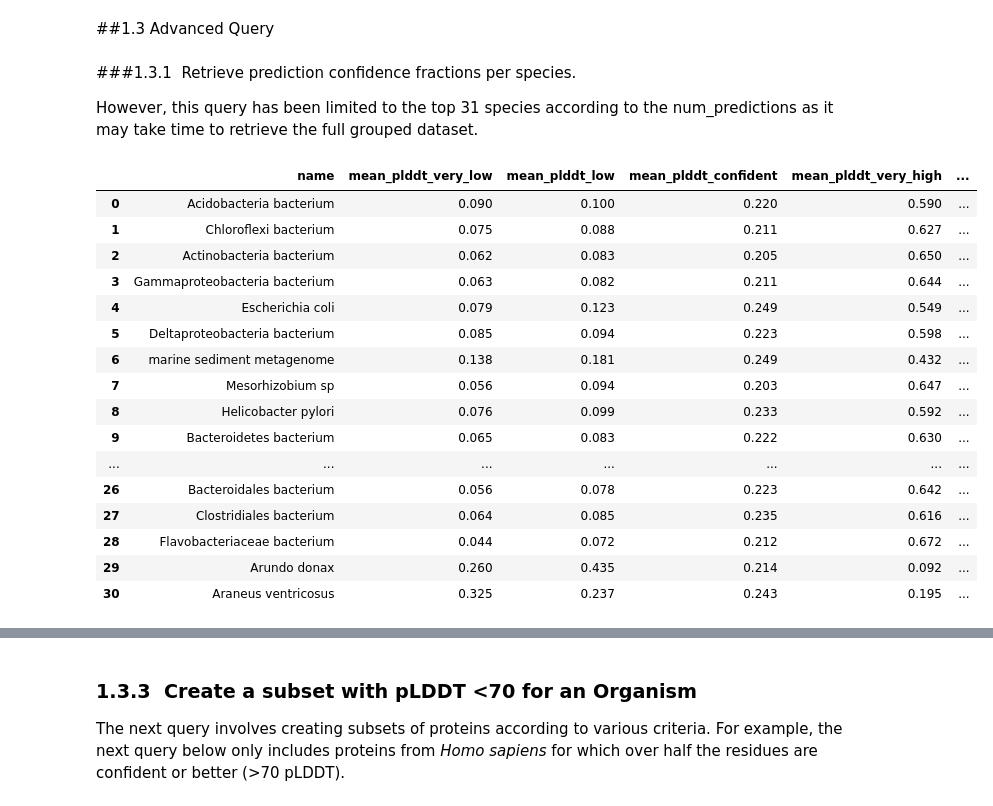
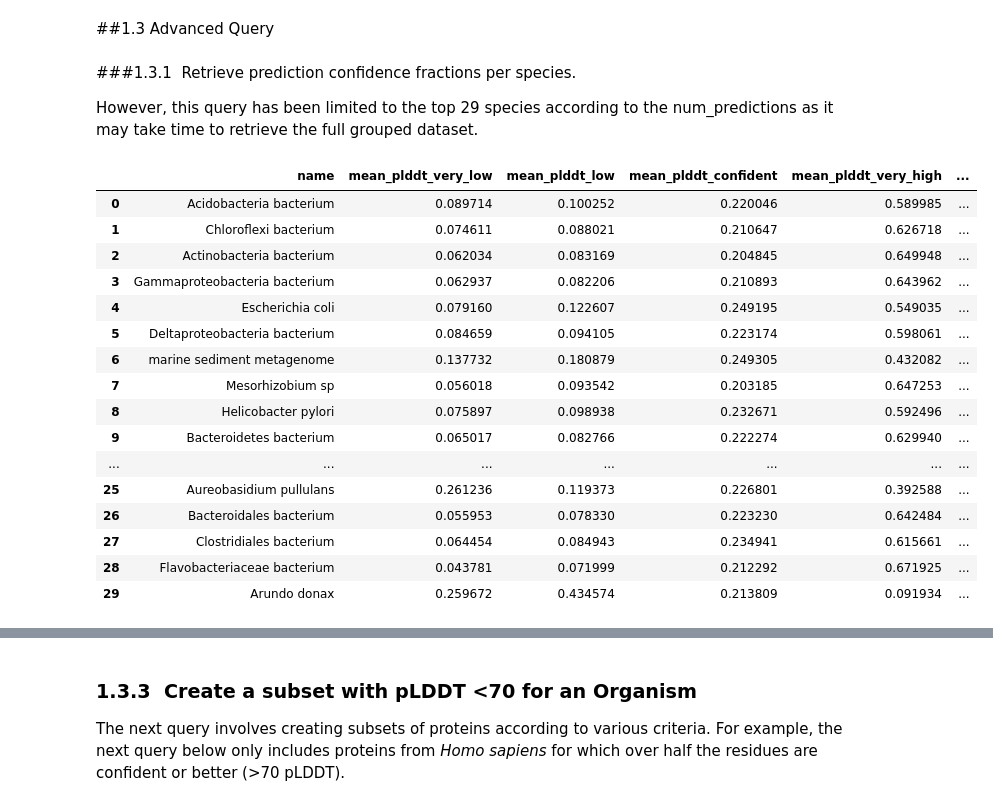
Before and after one commit to paulynamagana/AFDB_notebooks, a Jupyter notebook: AFDB_BigQuery.ipynb, the cells around one changed output, grey strips where cells are left out. Saved outputs shown, nothing was run; the diff lists cells and outputs as text; code cells hidden in the pictures.

```diff
--- a/AFDB_BigQuery.ipynb
+++ b/AFDB_BigQuery.ipynb
@@ -84,6 +84,9 @@ def execute_bigquery_and_create_dataframe(query):
     # Create a pandas DataFrame to view the results as a table
     df = pd.DataFrame(data)
 
+    # Display the DataFrame for visualization
+    display(df)
+
     return df
 # %% [markdown]
 ## 1.1.&nbsp;  Data Types
@@ -176,37 +192,38 @@ Warning: Total number of columns (27) exceeds max_columns (20). Falling back to
 # %% [markdown]
 ###1.3.1&nbsp; Retrieve prediction confidence fractions per species.
 
-However, this query has been limited to the top 31 species according to the num_predictions as it  may take time to retrieve the full grouped dataset.
+However, this query has been limited to the top 29 species according to the num_predictions as it  may take time to retrieve the full grouped dataset.
 # %%
 query= """SELECT
- organismScientificName AS name, --HAVE THE SCIENTIFIC NAME AS NAME
-  ROUND(SUM(fractionPlddtVeryLow) / COUNT(fractionPlddtVeryLow), 3) AS mean_plddt_very_low,
-  ROUND(SUM(fractionPlddtLow) / COUNT(fractionPlddtLow), 3) AS mean_plddt_low,
-  ROUND(SUM(fractionPlddtConfident) / COUNT(fractionPlddtConfident), 3) AS mean_plddt_confident,
-  ROUND(SUM(fractionPlddtVeryHigh) / COUNT(fractionPlddtVeryHigh), 3) AS mean_plddt_very_high,
-  COUNT(organismScientificName) AS num_predictions
+          organismScientificName AS name,
+          SUM(fractionPlddtVeryLow) / COUNT(fractionPlddtVeryLow) AS mean_plddt_very_low,
+          SUM(fractionPlddtLow) / COUNT(fractionPlddtLow) AS mean_plddt_low,
+          SUM(fractionPlddtConfident) / COUNT(fractionPlddtConfident) AS mean_plddt_confident,
+          SUM(fractionPlddtVeryHigh) / COUNT(fractionPlddtVeryHigh) AS mean_plddt_very_high,
+          COUNT(organismScientificName) AS num_predictions
 
-FROM bigquery-public-data.deepmind_alphafold.metadata --DATASET
-GROUP BY name --GROUP BY ORGANISM NAME
-ORDER BY num_predictions DESC -- SORT RESULTS
-LIMIT 31; -- LIMITED """
+    FROM bigquery-public-data.deepmind_alphafold.metadata
+    GROUP BY name
+    ORDER BY num_predictions DESC
+    LIMIT 30
+"""
 
-execute_bigquery_and_create_dataframe(query)
+df= execute_bigquery_and_create_dataframe(query)
 # %% [output]
 |  | name | mean_plddt_very_low | mean_plddt_low | mean_plddt_confident | mean_plddt_very_high | ... |
-| 0 | Acidobacteria bacterium | 0.090 | 0.100 | 0.220 | 0.590 | ... |
-| 1 | Chloroflexi bacterium | 0.075 | 0.088 | 0.211 | 0.627 | ... |
-| 2 | Actinobacteria bacterium | 0.062 | 0.083 | 0.205 | 0.650 | ... |
-| 3 | Gammaproteobacteria bacterium | 0.063 | 0.082 | 0.211 | 0.644 | ... |
-| 4 | Escherichia coli | 0.079 | 0.123 | 0.249 | 0.549 | ... |
-| 5 | Deltaproteobacteria bacterium | 0.085 | 0.094 | 0.223 | 0.598 | ... |
-| 6 | marine sediment metagenome | 0.138 | 0.181 | 0.249 | 0.432 | ... |
-| 7 | Mesorhizobium sp | 0.056 | 0.094 | 0.203 | 0.647 | ... |
-| 8 | Helicobacter pylori | 0.076 | 0.099 | 0.233 | 0.592 | ... |
-| 9 | Bacteroidetes bacterium | 0.065 | 0.083 | 0.222 | 0.630 | ... |
+| 0 | Acidobacteria bacterium | 0.089714 | 0.100252 | 0.220046 | 0.589985 | ... |
+| 1 | Chloroflexi bacterium | 0.074611 | 0.088021 | 0.210647 | 0.626718 | ... |
+| 2 | Actinobacteria bacterium | 0.062034 | 0.083169 | 0.204845 | 0.649948 | ... |
+| 3 | Gammaproteobacteria bacterium | 0.062937 | 0.082206 | 0.210893 | 0.643962 | ... |
+| 4 | Escherichia coli | 0.079160 | 0.122607 | 0.249195 | 0.549035 | ... |
+| 5 | Deltaproteobacteria bacterium | 0.084659 | 0.094105 | 0.223174 | 0.598061 | ... |
+| 6 | marine sediment metagenome | 0.137732 | 0.180879 | 0.249305 | 0.432082 | ... |
+| 7 | Mesorhizobium sp | 0.056018 | 0.093542 | 0.203185 | 0.647253 | ... |
+| 8 | Helicobacter pylori | 0.075897 | 0.098938 | 0.232671 | 0.592496 | ... |
+| 9 | Bacteroidetes bacterium | 0.065017 | 0.082766 | 0.222274 | 0.629940 | ... |
 | ... | ... | ... | ... | ... | ... | ... |
-| 26 | Bacteroidales bacterium | 0.056 | 0.078 | 0.223 | 0.642 | ... |
-| 27 | Clostridiales bacterium | 0.064 | 0.085 | 0.235 | 0.616 | ... |
-| 28 | Flavobacteriaceae bacterium | 0.044 | 0.072 | 0.212 | 0.672 | ... |
-| 29 | Arundo donax | 0.260 | 0.435 | 0.214 | 0.092 | ... |
-| 30 | Araneus ventricosus | 0.325 | 0.237 | 0.243 | 0.195 | ... |
+| 25 | Aureobasidium pullulans | 0.261236 | 0.119373 | 0.226801 | 0.392588 | ... |
+| 26 | Bacteroidales bacterium | 0.055953 | 0.078330 | 0.223230 | 0.642484 | ... |
+| 27 | Clostridiales bacterium | 0.064454 | 0.084943 | 0.234941 | 0.615661 | ... |
+| 28 | Flavobacteriaceae bacterium | 0.043781 | 0.071999 | 0.212292 | 0.671925 | ... |
+| 29 | Arundo donax | 0.259672 | 0.434574 | 0.213809 | 0.091934 | ... |
```
Also changed, not shown: parts of 9 cells of this notebook.
